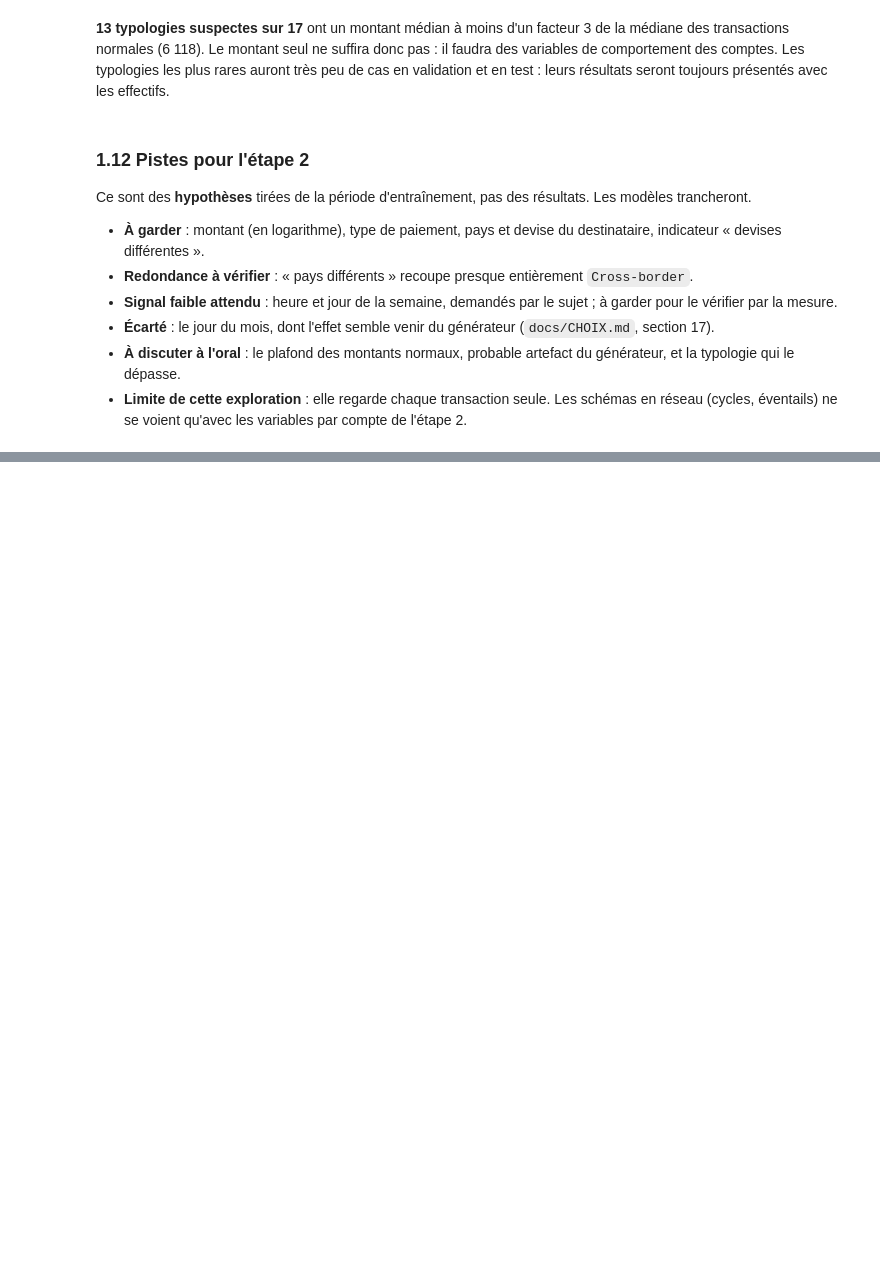
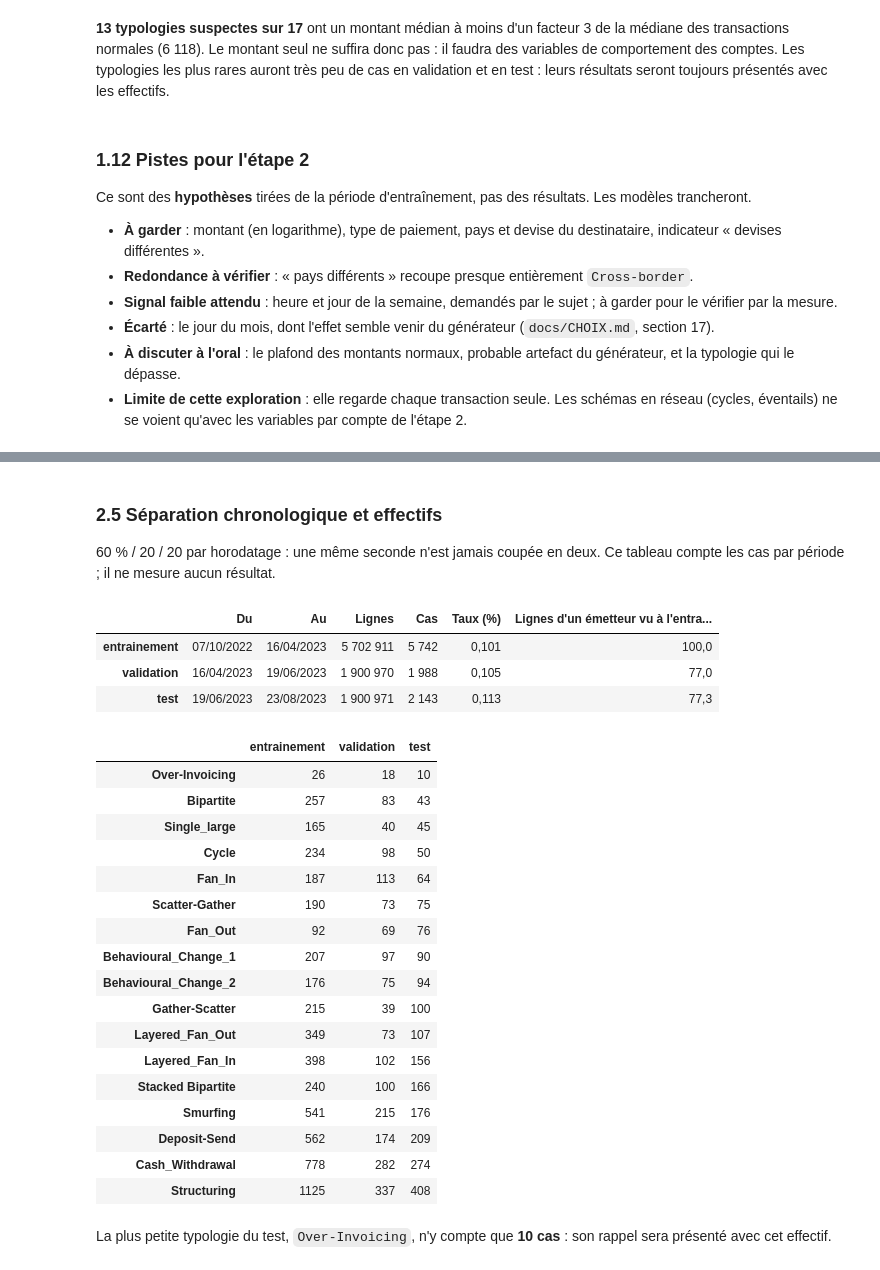
Before and after one commit to aljene307/aml-detection-xai, a Jupyter notebook: notebooks/projet_aml.ipynb, the cells around one changed output, grey strips where cells are left out. Drawn from its saved outputs; the diff is of its cells as text; code cells hidden in the pictures; blank space fills up the shorter version.

```diff
--- a/notebooks/projet_aml.ipynb
+++ b/notebooks/projet_aml.ipynb
@@ -487,0 +645,47 @@ trancheront.
+# %% [markdown]
+### 2.5 Séparation chronologique et effectifs
+
+60 % / 20 / 20 par horodatage : une même seconde n'est jamais coupée en deux. Ce tableau compte les
+cas par période ; il ne mesure aucun résultat.
+# %%
+effectifs = json.loads((REPORTS_DIR / "effectifs_periodes.json").read_text(encoding="utf-8"))
+periodes = pd.DataFrame(effectifs["periodes"]).T
+display(pd.DataFrame({
+    "Du": periodes["debut"].map(date_fr), "Au": periodes["fin"].map(date_fr),
+    "Lignes": periodes["lignes"].map(lambda v: fr(v, 0)),
+    "Cas": periodes["cas"].map(lambda v: fr(v, 0)),
+    "Taux (%)": periodes["taux_pct"].map(lambda v: fr(v, 3)),
+    "Lignes d'un émetteur vu à l'entraînement (%)":
+        periodes["lignes_emetteur_connu_entrainement_pct"].map(lambda v: fr(v, 1)),
+}))
+par_typologie = pd.DataFrame(effectifs["cas_par_typologie"]).T
+display(par_typologie)
+petite = par_typologie["test"].idxmin()
+note(
+    f"La plus petite typologie du test, `{petite}`, n'y compte que "
+    f"**{par_typologie.loc[petite, 'test']} cas** : son rappel sera présenté avec cet effectif."
+)
+# %% [output]
+|  | Du | Au | Lignes | Cas | Taux (%) | Lignes d'un émetteur vu à l'entra... |
+| entrainement | 07/10/2022 | 16/04/2023 | 5 702 911 | 5 742 | 0,101 | 100,0 |
+| validation | 16/04/2023 | 19/06/2023 | 1 900 970 | 1 988 | 0,105 | 77,0 |
+| test | 19/06/2023 | 23/08/2023 | 1 900 971 | 2 143 | 0,113 | 77,3 |
+|  | entrainement | validation | test |
+| Over-Invoicing | 26 | 18 | 10 |
+| Bipartite | 257 | 83 | 43 |
+| Single_large | 165 | 40 | 45 |
+| Cycle | 234 | 98 | 50 |
+| Fan_In | 187 | 113 | 64 |
+| Scatter-Gather | 190 | 73 | 75 |
+| Fan_Out | 92 | 69 | 76 |
+| Behavioural_Change_1 | 207 | 97 | 90 |
+| Behavioural_Change_2 | 176 | 75 | 94 |
+| Gather-Scatter | 215 | 39 | 100 |
+| Layered_Fan_Out | 349 | 73 | 107 |
+| Layered_Fan_In | 398 | 102 | 156 |
+| Stacked Bipartite | 240 | 100 | 166 |
+| Smurfing | 541 | 215 | 176 |
+| Deposit-Send | 562 | 174 | 209 |
+| Cash_Withdrawal | 778 | 282 | 274 |
+| Structuring | 1125 | 337 | 408 |
+La plus petite typologie du test, `Over-Invoicing`, n'y compte que **10 cas** : son rappel sera présenté avec cet effectif.
```
Also changed, not shown: parts of 16 cells of this notebook, 1 other file.
